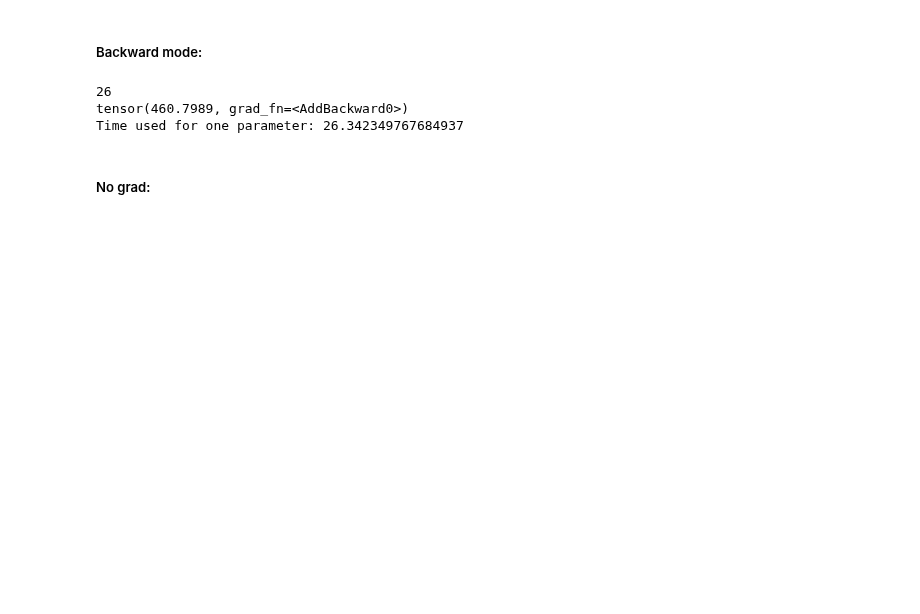
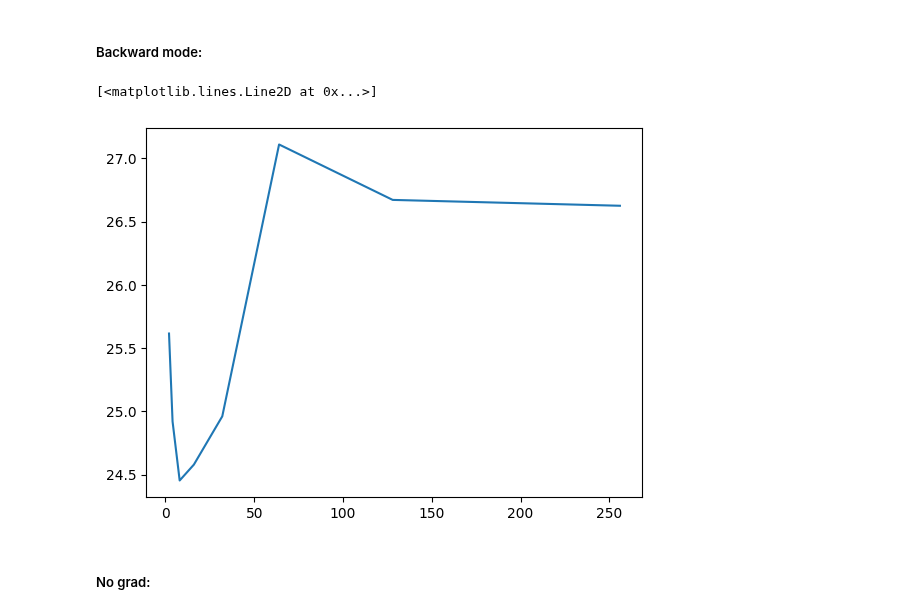
Before and after one commit to TorjeiHelset/master_project, a Jupyter notebook: notebooks/comparing_fwd_bwd_ad.ipynb, the cells around one changed output. Saved outputs shown, nothing was run; the diff lists cells and outputs as text; code cells hidden in the pictures; blank space fills up the shorter version.

```diff
--- a/notebooks/comparing_fwd_bwd_ad.ipynb
+++ b/notebooks/comparing_fwd_bwd_ad.ipynb
@@ -220,54 +159,17 @@ Jacobi matrix: tensor([2.5428e-08, 2.5428e-08])
 # %% [markdown]
 ##### Backward mode:
-# %%
-n_param = 1
-start = time.time()
-create_bwd_network(n_param)
-end_1 = time.time()
-print(f"Time used for one parameter: {end_1 - start}")
-
-n_param = 2
-create_bwd_network(n_param)
-end_2 = time.time()
-print(f"Time used for 2 parameters: {end_2 - end_1}")
-
-n_param = 4
-create_bwd_network(n_param)
-end_3 = time.time()
-print(f"Time used for one parameter: {end_3 - end_2}")
-
-n_param = 8
-create_bwd_network(n_param)
-end_4 = time.time()
-print(f"Time used for 8 parameters: {end_4 - end_3}")
-
-n_param = 16
-create_bwd_network(n_param)
-end_5 = time.time()
-print(f"Time used for 16 parameter: {end_5 - end_4}")
-
-n_param = 32
-create_bwd_network(n_param)
-end_6 = time.time()
-print(f"Time used for 32 parameter: {end_6 - end_5}")
-
-n_param = 64
-create_bwd_network(n_param)
-end_7 = time.time()
-print(f"Time used for 64 parameters: {end_7 - end_6}")
-
-n_param = 128
-create_bwd_network(n_param)
-end_8 = time.time()
-print(f"Time used for 128 parameter: {end_8 - end_7}")
-
-n_param = 256
-create_bwd_network(n_param)
-end_9 = time.time()
-print(f"Time used for 256 parameter: {end_9 - end_8}")
-# %% [output]
-26
-tensor(460.7989, grad_fn=<AddBackward0>)
-Time used for one parameter: 26.342349767684937
+# %%
+bwd_times = []
+backward_sizes = 2**np.arange(1, 9)
+for i in tqdm(backward_sizes):
+    with contextlib.redirect_stdout(None):
+        start = time.time()
+        create_bwd_network(i)
+        endtime = time.time()
+    bwd_times.append(endtime-start)
+plt.plot(backward_sizes, bwd_times)
+# %% [output]
+[<matplotlib.lines.Line2D at 0x...>]
+[figure, added]
 # %% [markdown]
 ##### No grad:
```
Also changed, not shown: parts of 7 cells of this notebook, 1 other file.
